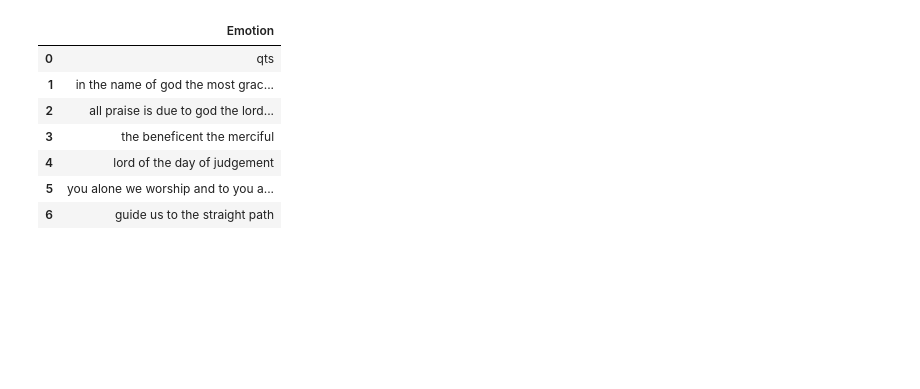
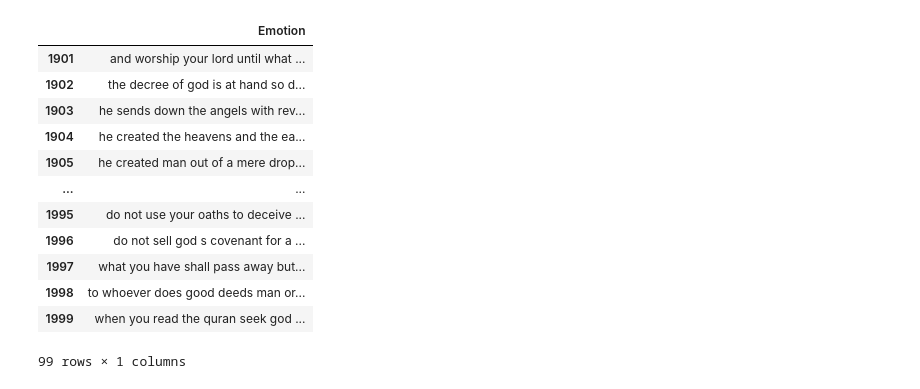
Before and after one commit to marymarywan/AL-QURAN-EMOTION-DETECTION, a Jupyter notebook: Notebook/#1.ipynb, the cells around one changed output. Cells and saved outputs as stored; diff of their text form; code cells hidden in the pictures; blank space fills up the shorter version.

```diff
--- a/Notebook/#1.ipynb
+++ b/Notebook/#1.ipynb
@@ -10,14 +10,21 @@ warnings.filterwarnings('ignore')
 import os
 # %%
 Dt = pd.read_csv("../Datas/eng-wahiduddin-khan/clean-quran-eng-wahiduddin-khan.csv" ,sep=";", names=['Emotion'])
-# %%
-Dt.head(7)
-# %% [output]
-|  | Emotion |
-| 0 | qts |
-| 1 | ﻿in the name of god the most grac... |
-| 2 | all praise is due to god the lord... |
-| 3 | the beneficent the merciful |
-| 4 | lord of the day of judgement |
-| 5 | you alone we worship and to you a... |
-| 6 | guide us to the straight path |
+# %%
+Al = Dt.iloc[1901:2000]
+# %%
+Al
+# %% [output]
+|  | Emotion |
+| 1901 | and worship your lord until what ... |
+| 1902 | the decree of god is at hand so d... |
+| 1903 | he sends down the angels with rev... |
+| 1904 | he created the heavens and the ea... |
+| 1905 | he created man out of a mere drop... |
+| ... | ... |
+| 1995 | do not use your oaths to deceive ... |
+| 1996 | do not sell god s covenant for a ... |
+| 1997 | what you have shall pass away but... |
+| 1998 | to whoever does good deeds man or... |
+| 1999 | when you read the quran seek god ... |
+99 rows × 1 columns
```
Also changed, not shown: parts of 27 cells of this notebook, 3 other files.
